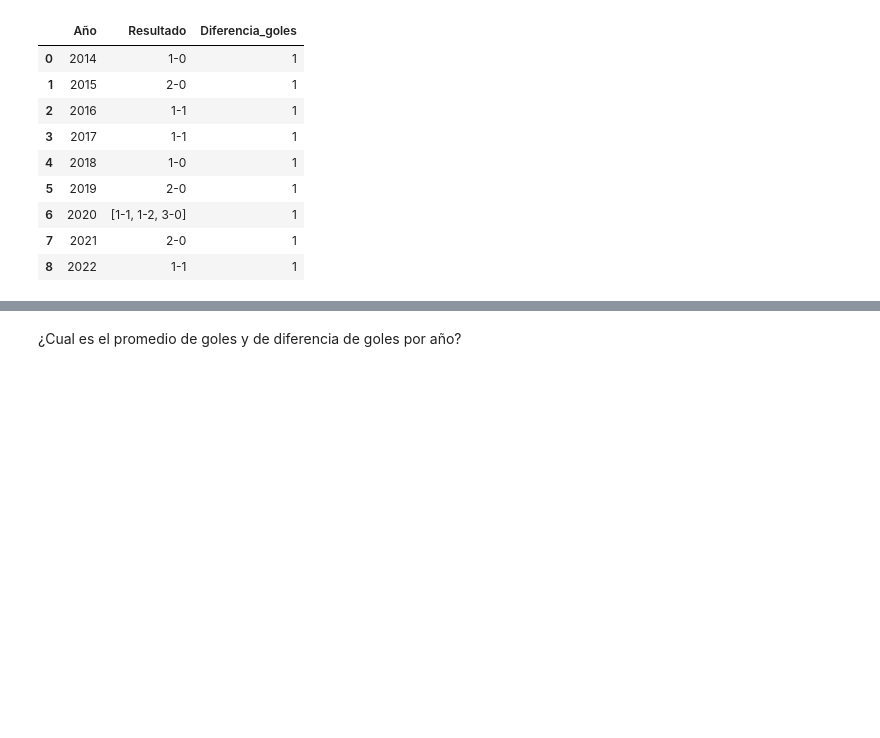
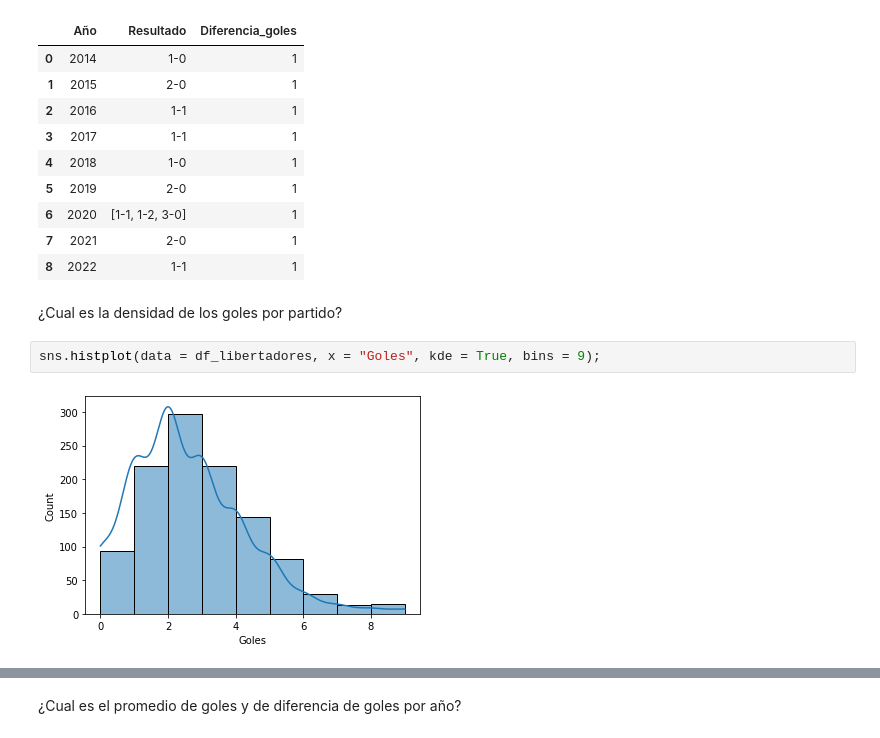
Before and after one commit to ThareauB/Proyecto-libertadores, a Jupyter notebook: proyecto_lib_ y_champ.ipynb, the cells around one changed output, grey strips where cells are left out. Saved outputs shown, nothing was run; the diff lists cells and outputs as text; blank space fills up the shorter version.

```diff
--- a/proyecto_lib_ y_champ.ipynb
+++ b/proyecto_lib_ y_champ.ipynb
@@ -777,3 +777,9 @@ p2_concat
 | 6 | 2020 | [1-1, 1-2, 3-0] | 1 |
 | 7 | 2021 | 2-0 | 1 |
 | 8 | 2022 | 1-1 | 1 |
+# %% [markdown]
+¿Cual es la densidad de los goles por partido?
+# %%
+sns.histplot(data = df_libertadores, x = "Goles", kde = True, bins = 9);
+# %% [output]
+[figure, added]
```
Also changed, not shown: parts of 14 cells of this notebook.
